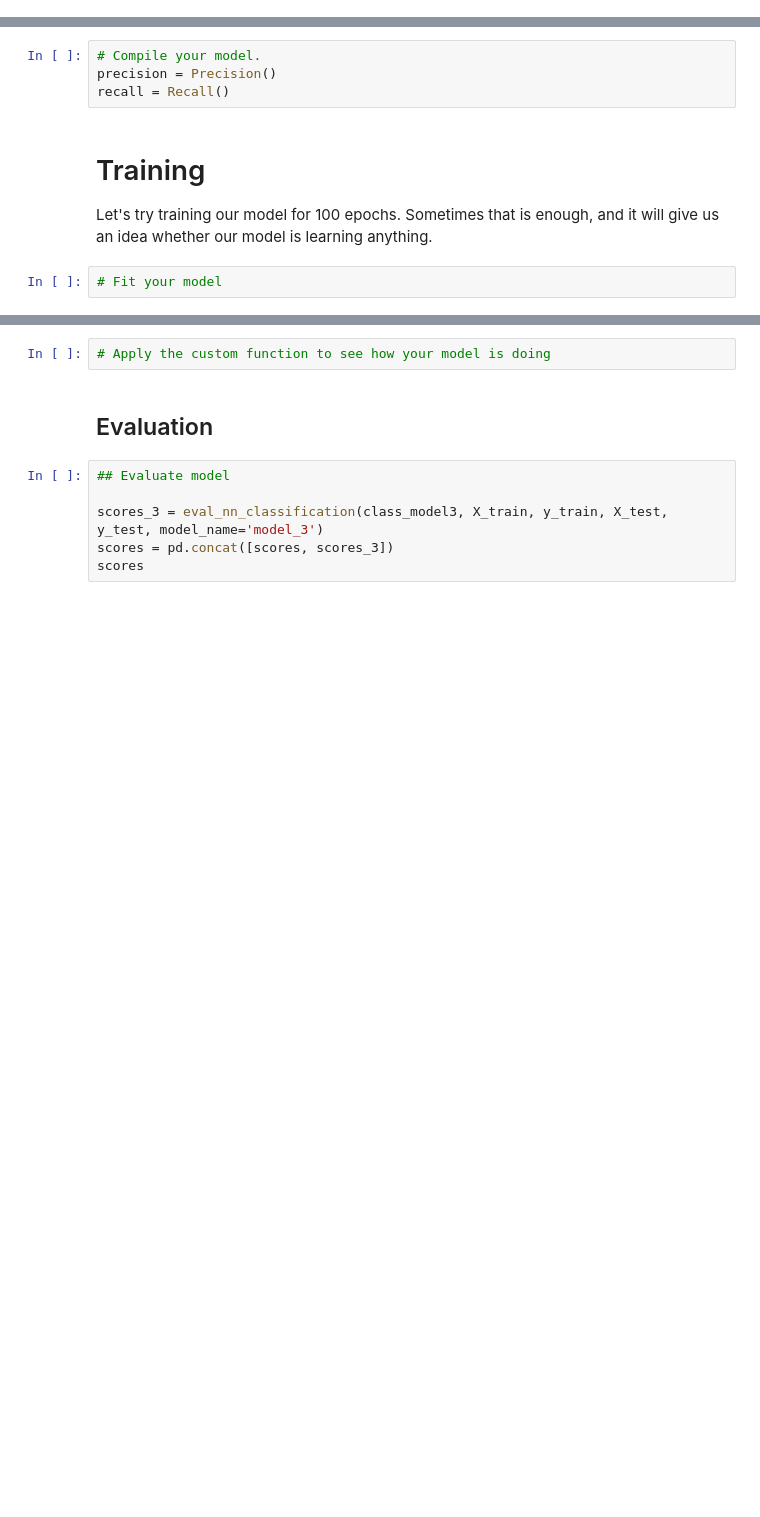
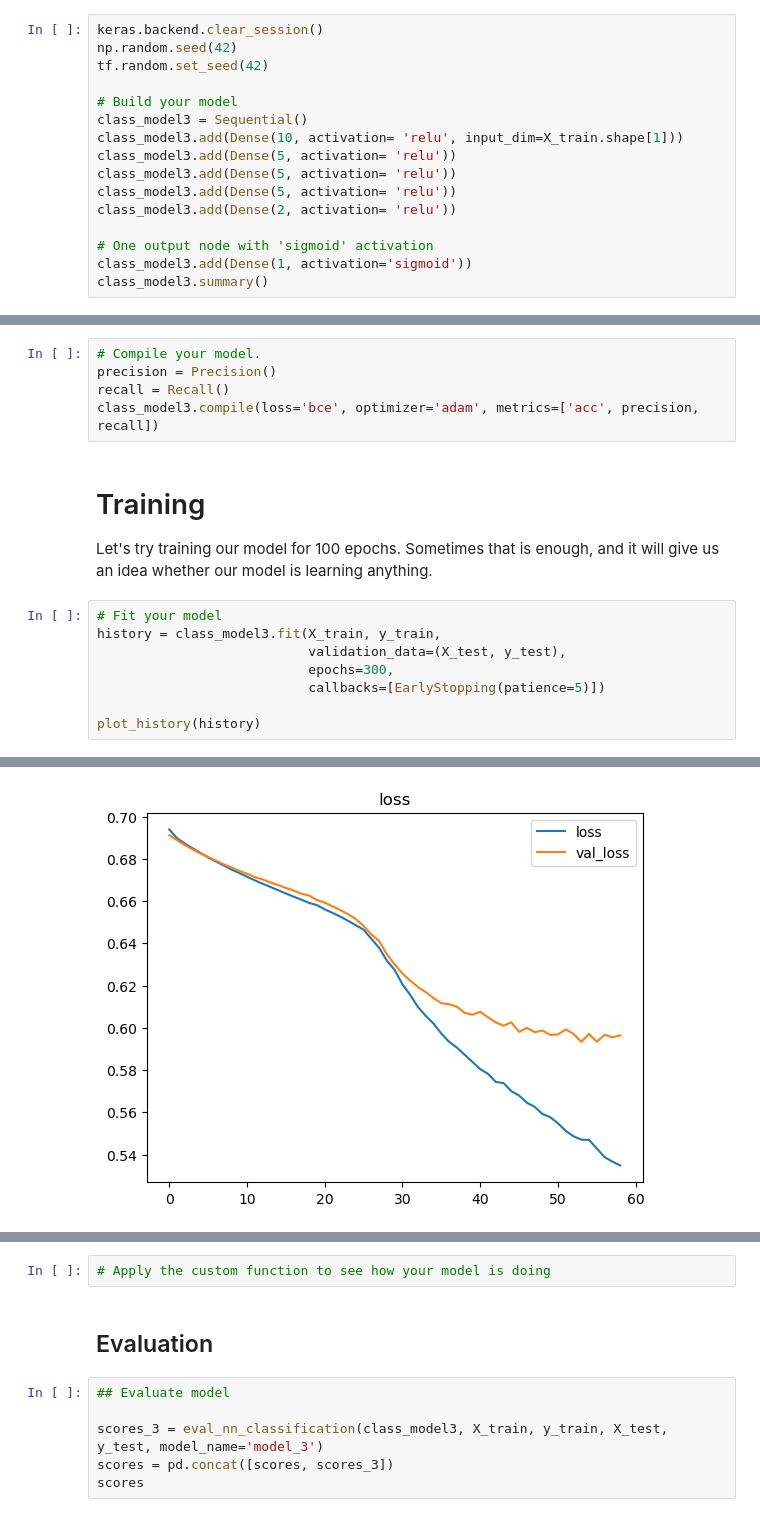
Before and after one commit to Caellwyn/intermediate-ml-wk-03-deep-learning-codealongs, a Jupyter notebook: IN CLASS Lecture 2 - Tuning Neural Networks.ipynb, the cells around one changed output, grey strips where cells are left out. Drawn from its saved outputs; the diff is of its cells as text; blank space fills up the shorter version.

```diff
--- a/IN CLASS Lecture 2 - Tuning Neural Networks.ipynb
+++ b/IN CLASS Lecture 2 - Tuning Neural Networks.ipynb
@@ -302,0 +494,16 @@ class_model3.summary()
+# %%
+keras.backend.clear_session()
+np.random.seed(42)
+tf.random.set_seed(42)
+
+# Build your model
+class_model3 = Sequential()
+class_model3.add(Dense(10, activation= 'relu', input_dim=X_train.shape[1]))
+class_model3.add(Dense(5, activation= 'relu'))
+class_model3.add(Dense(5, activation= 'relu'))
+class_model3.add(Dense(5, activation= 'relu'))
+class_model3.add(Dense(2, activation= 'relu'))
+
+# One output node with 'sigmoid' activation
+class_model3.add(Dense(1, activation='sigmoid'))
+class_model3.summary()
@@ -313,9 +538,17 @@ Compiling the model puts all the pieces together to make it ready to train.  We
 # Compile your model.
 precision = Precision()
 recall = Recall()
+class_model3.compile(loss='bce', optimizer='adam', metrics=['acc', precision, recall])
 # %% [markdown]
 # Training
 
 Let's try training our model for 100 epochs.  Sometimes that is enough, and it will give us an idea whether our model is learning anything.
-# %%
-# Fit your model
+# %%
+# Fit your model
+history = class_model3.fit(X_train, y_train,
+                           validation_data=(X_test, y_test),
+                           epochs=300,
+                           callbacks=[EarlyStopping(patience=5)])
+
+plot_history(history)
+# %% [output]
@@ -321,0 +572 @@ Let's try training our model for 100 epochs.  Sometimes that is enough, and it w
+[figure, added]
```
Also changed, not shown: parts of 28 cells of this notebook.
